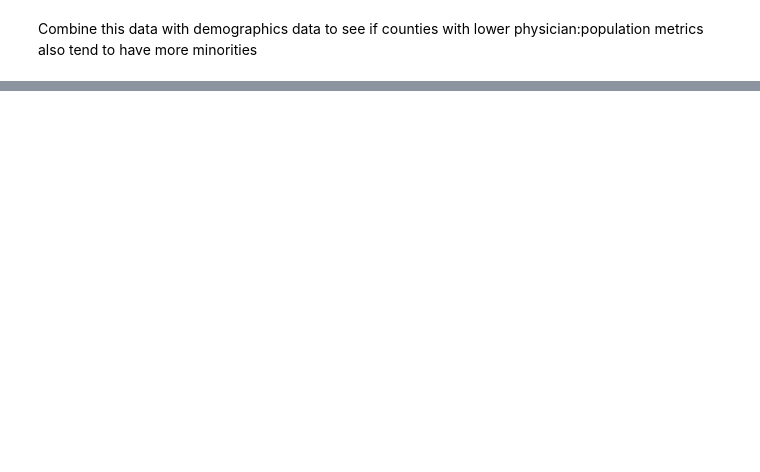
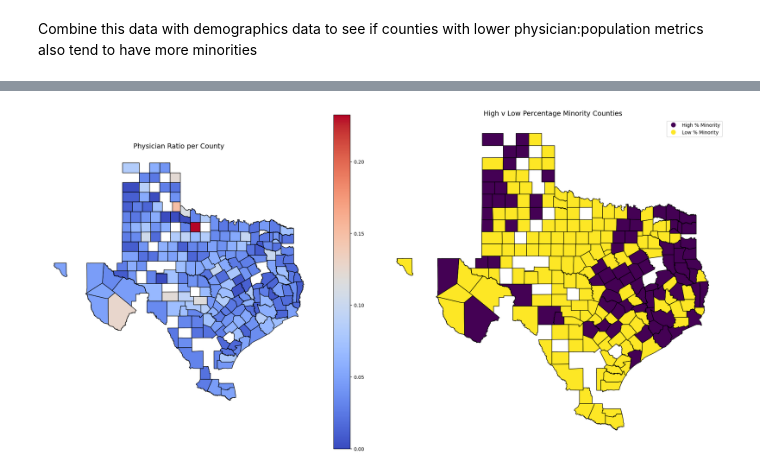
Before and after one commit to AntoAAAAAAAA/Disparities-Dashboard, a Jupyter notebook: PhysicianAccess/PhysicanAccess.ipynb, the cells around one changed output, grey strips where cells are left out. Saved outputs shown, nothing was run; the diff lists cells and outputs as text; code cells hidden in the pictures; blank space fills up the shorter version.

```diff
--- a/PhysicianAccess/PhysicanAccess.ipynb
+++ b/PhysicianAccess/PhysicanAccess.ipynb
@@ -57,0 +92,12 @@ Combine this data with demographics data to see if counties with lower physician
+# %%
+dems = pd.read_csv('/Users/antoantony/Library/CloudStorage/OneDrive-TheUniversityofTexasatAustin/Python/VS_Code/Data Analysis/Disparities Dashboard/demographics.csv')
+dems['COUNTYNAME'] = dems['COUNTYNAME'].str.replace('County', '',case=False).str.strip()
+graphdata = pd.merge(data, dems, left_on='County (new)', right_on='COUNTYNAME', how='left')
+def filter(input):
+    if pd.isna(input):
+        return 'Low % Minority'
+    else:
+        return 'High % Minority'
+graphdata['% Minority'] = graphdata['COUNTYNAME'].apply(filter)
+graphdata.set_index('County (new)', inplace=True)
+graphdata
@@ -57,0 +119,16 @@ Combine this data with demographics data to see if counties with lower physician
+# %%
+demographics = gpd.read_file('/Users/antoantony/Library/CloudStorage/OneDrive-TheUniversityofTexasatAustin/Python/VS_Code/Data Analysis/Disparities Dashboard/texas_shapefile.zip')
+tx_counties = demographics[demographics['STATEFP'] == '48']
+
+new_map = tx_counties.merge(graphdata, left_on='NAME', right_on='County (new)')
+fig, axs = plt.subplots(1, 2, figsize=(20, 10))
+new_map.plot(column='Physician:Population', ax=axs[0], legend=True, cmap='coolwarm', edgecolor='black')
+axs[0].set_title('Physician Ratio per County', fontsize=14)
+axs[0].axis('off')
+new_map.plot(column='% Minority', ax=axs[1], legend=True, cmap='viridis', edgecolor='black')
+axs[1].set_title('High v Low Percentage Minority Counties', fontsize=14)
+axs[1].axis('off')
+plt.tight_layout()
+plt.show()
+# %% [output]
+[figure, added]
```
Also changed, not shown: parts of 7 cells of this notebook, 1 other file.
